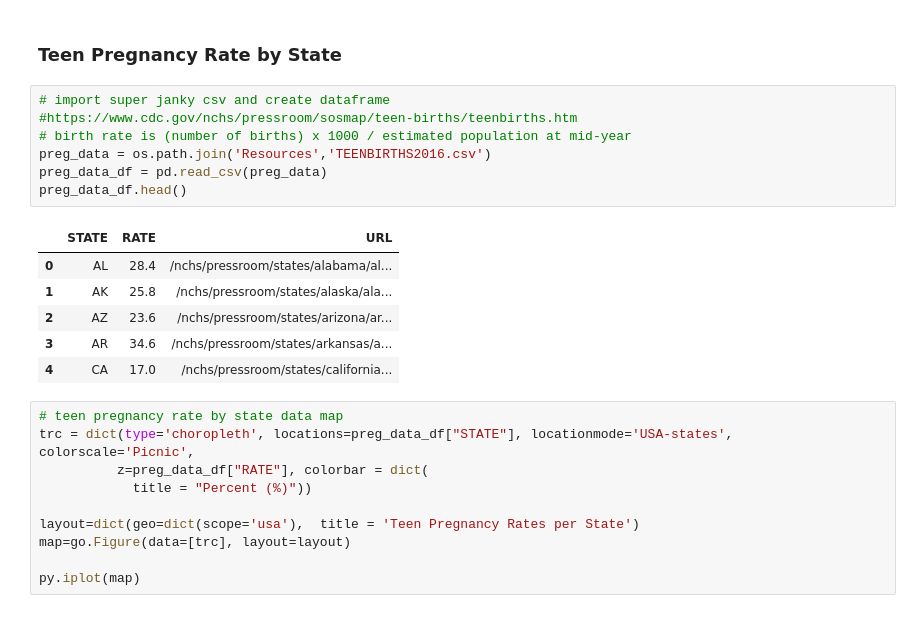
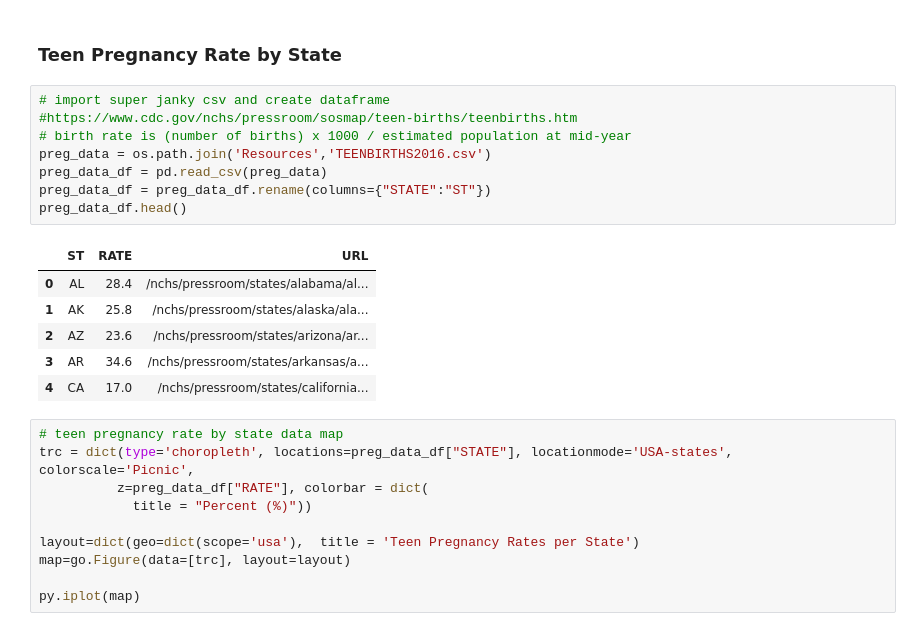
Before and after one commit to jelizalo/project-one, a Jupyter notebook: ProjectMaster.ipynb, the cells around one changed output. Cells and saved outputs as stored; diff of their text form.

Commit message:
compiling dataframes

```diff
--- a/ProjectMaster.ipynb
+++ b/ProjectMaster.ipynb
@@ -50,12 +74,13 @@ py.iplot(map)
 # %%
 # import super janky csv and create dataframe
 #https://www.cdc.gov/nchs/pressroom/sosmap/teen-births/teenbirths.htm
 # birth rate is (number of births) x 1000 / estimated population at mid-year
 preg_data = os.path.join('Resources','TEENBIRTHS2016.csv')
 preg_data_df = pd.read_csv(preg_data)
+preg_data_df = preg_data_df.rename(columns={"STATE":"ST"})
 preg_data_df.head()
 # %% [output]
-|  | STATE | RATE | URL |
+|  | ST | RATE | URL |
 | 0 | AL | 28.4 | /nchs/pressroom/states/alabama/al... |
 | 1 | AK | 25.8 | /nchs/pressroom/states/alaska/ala... |
 | 2 | AZ | 23.6 | /nchs/pressroom/states/arizona/ar... |
```
Also changed, not shown: parts of 24 cells of this notebook.
